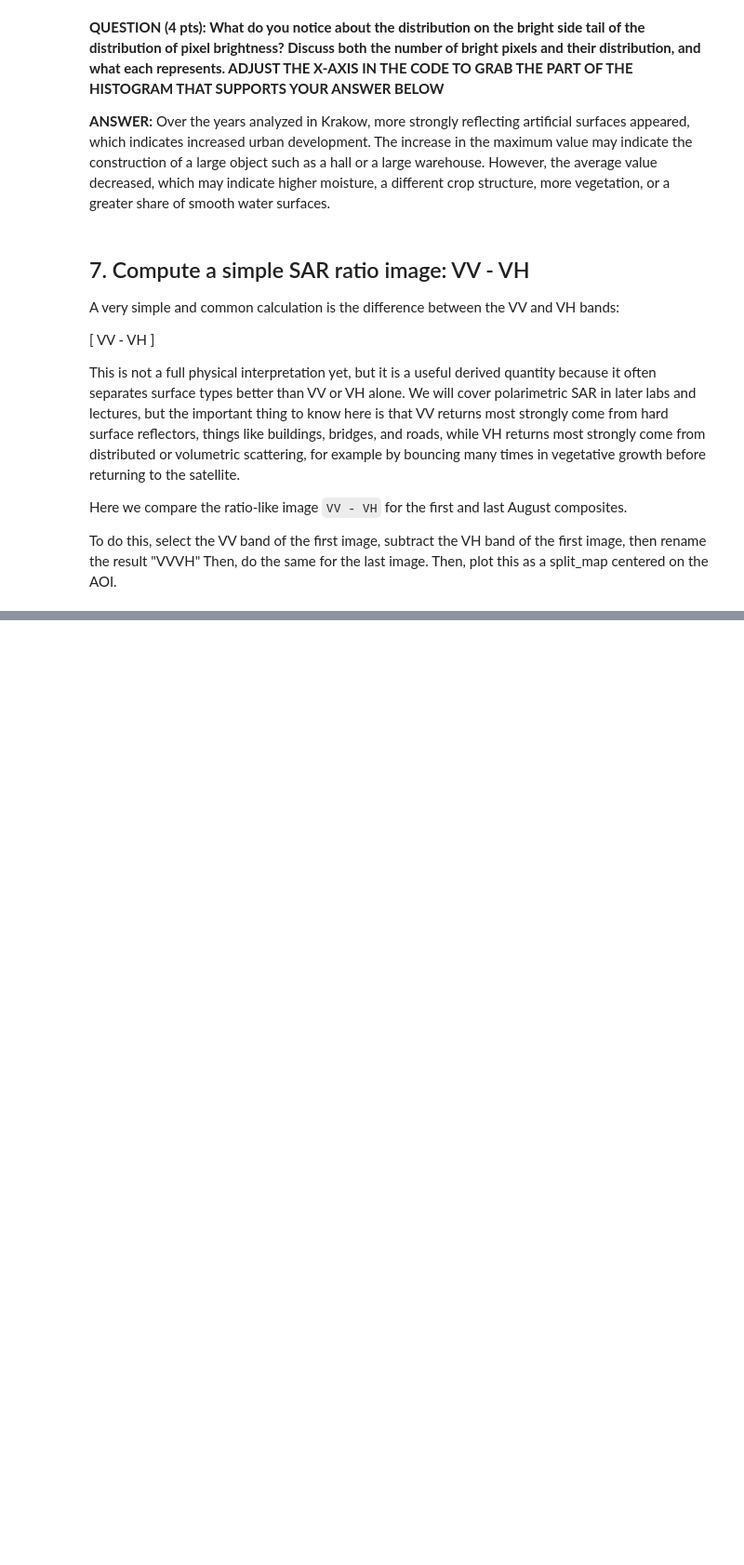
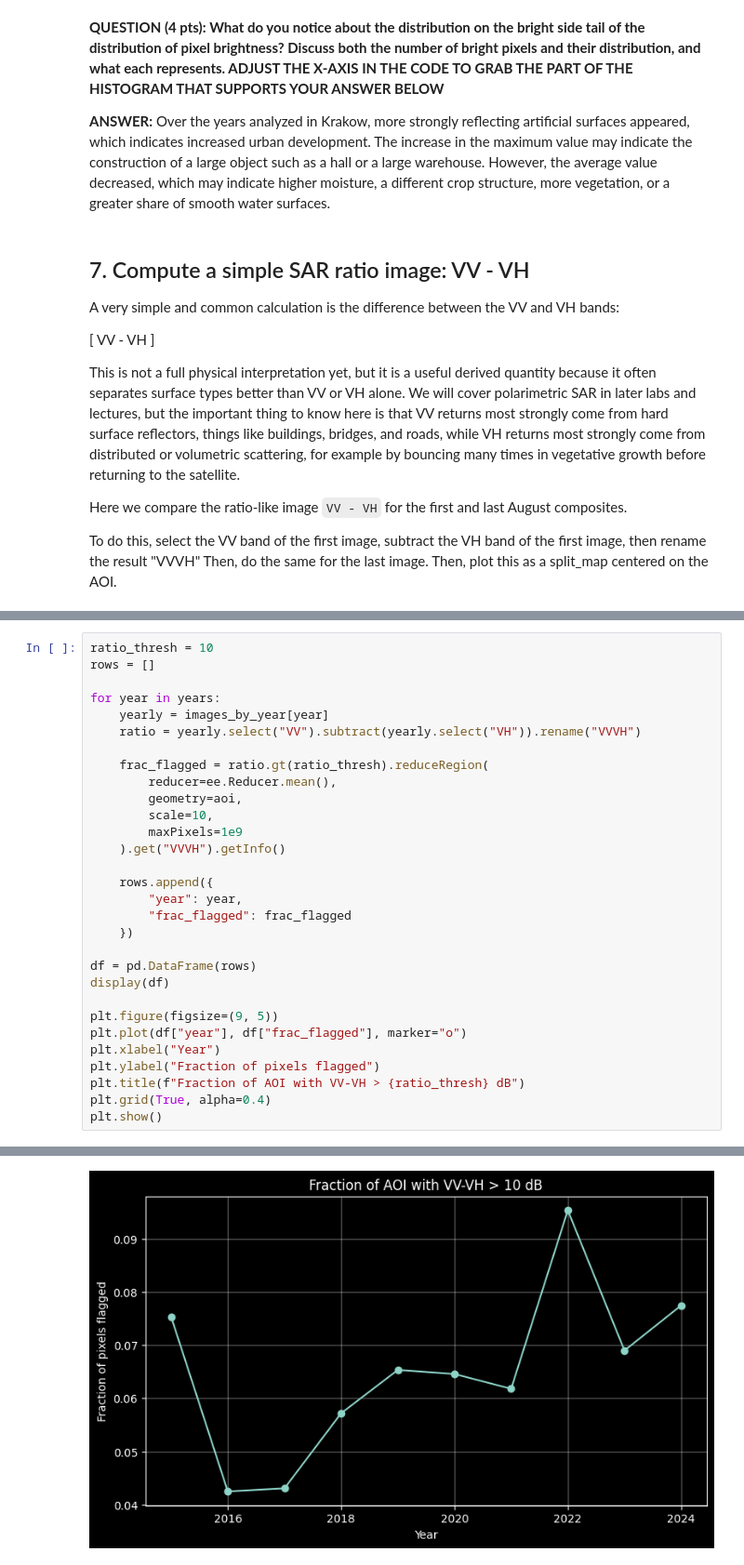
Before and after one commit to michal-proc/rsaia-labs, a Jupyter notebook: sar_lab_1/Lab_1.SAR_urban_development.ipynb, the cells around one changed output, grey strips where cells are left out. Shown at 93% size. Saved outputs shown, nothing was run; the diff lists cells and outputs as text; blank space fills up the shorter version.

```diff
--- a/sar_lab_1/Lab_1.SAR_urban_development.ipynb
+++ b/sar_lab_1/Lab_1.SAR_urban_development.ipynb
@@ -600,0 +584,31 @@ plt.show()
+# %%
+ratio_thresh = 10
+rows = []
+
+for year in years:
+    yearly = images_by_year[year]
+    ratio = yearly.select("VV").subtract(yearly.select("VH")).rename("VVVH")
+
+    frac_flagged = ratio.gt(ratio_thresh).reduceRegion(
+        reducer=ee.Reducer.mean(),
+        geometry=aoi,
+        scale=10,
+        maxPixels=1e9
+    ).get("VVVH").getInfo()
+
+    rows.append({
+        "year": year,
+        "frac_flagged": frac_flagged
+    })
+
+df = pd.DataFrame(rows)
+display(df)
+
+plt.figure(figsize=(9, 5))
+plt.plot(df["year"], df["frac_flagged"], marker="o")
+plt.xlabel("Year")
+plt.ylabel("Fraction of pixels flagged")
+plt.title(f"Fraction of AOI with VV-VH > {ratio_thresh} dB")
+plt.grid(True, alpha=0.4)
+plt.show()
+# %% [output]
@@ -600,0 +626 @@ plt.show()
+[figure, added]
```
Also changed, not shown: parts of 27 cells of this notebook.
